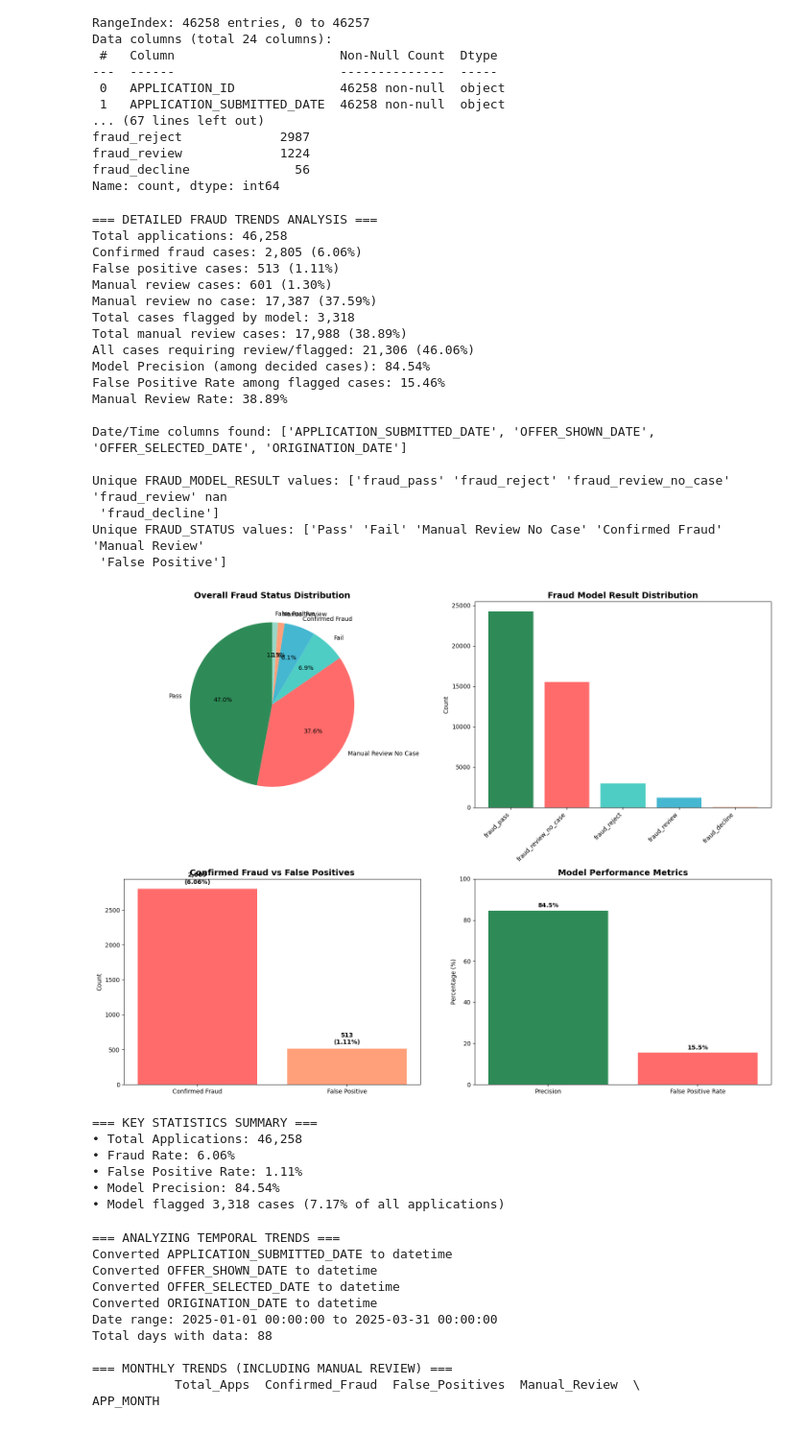
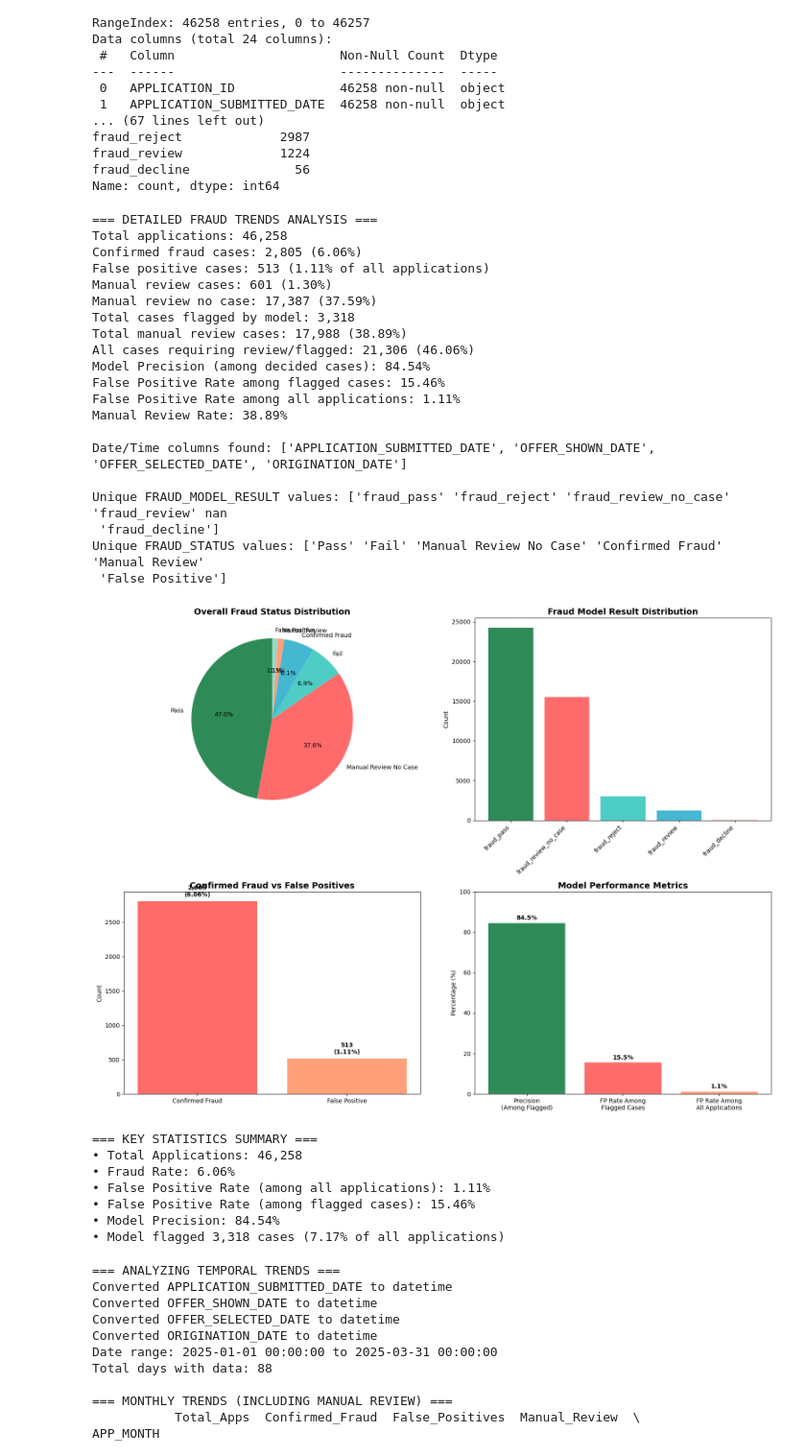
Before and after one commit to clderoch/caseStudy_HM, a Jupyter notebook: Data_Analysis/Fraud_Analysis.ipynb, the cells around one changed output. Shown at 96% size. Drawn from its saved outputs; the diff is of its cells as text; code cells hidden in the pictures.

Commit message:
Added more definitions for false positive calculations

```diff
--- a/Data_Analysis/Fraud_Analysis.ipynb
+++ b/Data_Analysis/Fraud_Analysis.ipynb
@@ -75,7 +75,7 @@ total_cases = len(df)
 
 print(f"Total applications: {total_cases:,}")
 print(f"Confirmed fraud cases: {len(confirmed_fraud):,} ({len(confirmed_fraud)/total_cases*100:.2f}%)")
-print(f"False positive cases: {len(false_positives):,} ({len(false_positives)/total_cases*100:.2f}%)")
+print(f"False positive cases: {len(false_positives):,} ({len(false_positives)/total_cases*100:.2f}% of all applications)")
 print(f"Manual review cases: {len(manual_review):,} ({len(manual_review)/total_cases*100:.2f}%)")
 print(f"Manual review no case: {len(manual_review_no_case):,} ({len(manual_review_no_case)/total_cases*100:.2f}%)")
 
@@ -90,9 +90,11 @@ print(f"All cases requiring review/flagged: {len(all_flagged_cases):,} ({len(all
 
 if len(model_flagged) > 0:
     precision = len(confirmed_fraud) / len(model_flagged) * 100
-    false_positive_rate = len(false_positives) / len(model_flagged) * 100
+    false_positive_rate_among_flagged = len(false_positives) / len(model_flagged) * 100
+    false_positive_rate_overall = len(false_positives) / total_cases * 100
     print(f"Model Precision (among decided cases): {precision:.2f}%")
-    print(f"False Positive Rate among flagged cases: {false_positive_rate:.2f}%")
+    print(f"False Positive Rate among flagged cases: {false_positive_rate_among_flagged:.2f}%")
+    print(f"False Positive Rate among all applications: {false_positive_rate_overall:.2f}%")
 
 # Manual review resolution rates
 if total_manual_reviews > 0:
@@ -110,7 +112,7 @@ print(f"Unique FRAUD_STATUS values: {df['FRAUD_STATUS'].unique()}")
 === DETAILED FRAUD TRENDS ANALYSIS ===
 Total applications: 46,258
 Confirmed fraud cases: 2,805 (6.06%)
-False positive cases: 513 (1.11%)
+False positive cases: 513 (1.11% of all applications)
 Manual review cases: 601 (1.30%)
 Manual review no case: 17,387 (37.59%)
 Total cases flagged by model: 3,318
@@ -118,6 +120,7 @@ Total manual review cases: 17,988 (38.89%)
 All cases requiring review/flagged: 21,306 (46.06%)
 Model Precision (among decided cases): 84.54%
 False Positive Rate among flagged cases: 15.46%
+False Positive Rate among all applications: 1.11%
 Manual Review Rate: 38.89%
 
 Date/Time columns found: ['APPLICATION_SUBMITTED_DATE', 'OFFER_SHOWN_DATE', 'OFFER_SELECTED_DATE', 'ORIGINATION_DATE']
@@ -147,42 +150,44 @@ ax2.set_ylabel('Count')
 # 3. Confirmed Fraud vs False Positive Comparison
 flagged_data = ['Confirmed Fraud', 'False Positive']
 flagged_counts = [len(confirmed_fraud), len(false_positives)]
 bars = ax3.bar(flagged_data, flagged_counts, color=['#FF6B6B', '#FFA07A'])
 ax3.set_title('Confirmed Fraud vs False Positives', fontsize=14, fontweight='bold')
 ax3.set_ylabel('Count')
 # Add value labels on bars
 for bar, count in zip(bars, flagged_counts):
     ax3.text(bar.get_x() + bar.get_width()/2, bar.get_height() + 50,
              f'{count:,}\n({count/total_cases*100:.2f}%)',
              ha='center', va='bottom', fontweight='bold')
 
 # 4. Model Performance Metrics
-metrics = ['Precision', 'False Positive Rate']
-values = [precision, false_positive_rate]
-bars = ax4.bar(metrics, values, color=['#2E8B57', '#FF6B6B'])
+metrics = ['Precision\n(Among Flagged)', 'FP Rate Among\nFlagged Cases', 'FP Rate Among\nAll Applications']
+values = [precision, false_positive_rate_among_flagged, false_positive_rate_overall]
+bars = ax4.bar(metrics, values, color=['#2E8B57', '#FF6B6B', '#FFA07A'])
 ax4.set_title('Model Performance Metrics', fontsize=14, fontweight='bold')
 ax4.set_ylabel('Percentage (%)')
 ax4.set_ylim(0, 100)
 # Add value labels
 for bar, value in zip(bars, values):
     ax4.text(bar.get_x() + bar.get_width()/2, bar.get_height() + 1,
              f'{value:.1f}%', ha='center', va='bottom', fontweight='bold')
 
 plt.tight_layout()
 plt.show()
 
 print("\n=== KEY STATISTICS SUMMARY ===")
 print(f"• Total Applications: {total_cases:,}")
 print(f"• Fraud Rate: {len(confirmed_fraud)/total_cases*100:.2f}%")
-print(f"• False Positive Rate: {len(false_positives)/total_cases*100:.2f}%")
+print(f"• False Positive Rate (among all applications): {len(false_positives)/total_cases*100:.2f}%")
+print(f"• False Positive Rate (among flagged cases): {false_positive_rate_among_flagged:.2f}%")
 print(f"• Model Precision: {precision:.2f}%")
 print(f"• Model flagged {len(model_flagged):,} cases ({len(model_flagged)/total_cases*100:.2f}% of all applications)")
 # %% [output]
-[figure, old version]
+[figure, new version]
 === KEY STATISTICS SUMMARY ===
 • Total Applications: 46,258
 • Fraud Rate: 6.06%
-• False Positive Rate: 1.11%
+• False Positive Rate (among all applications): 1.11%
+• False Positive Rate (among flagged cases): 15.46%
 • Model Precision: 84.54%
 • Model flagged 3,318 cases (7.17% of all applications)
 # %%
```
Also changed, not shown: parts of 8 cells of this notebook.
